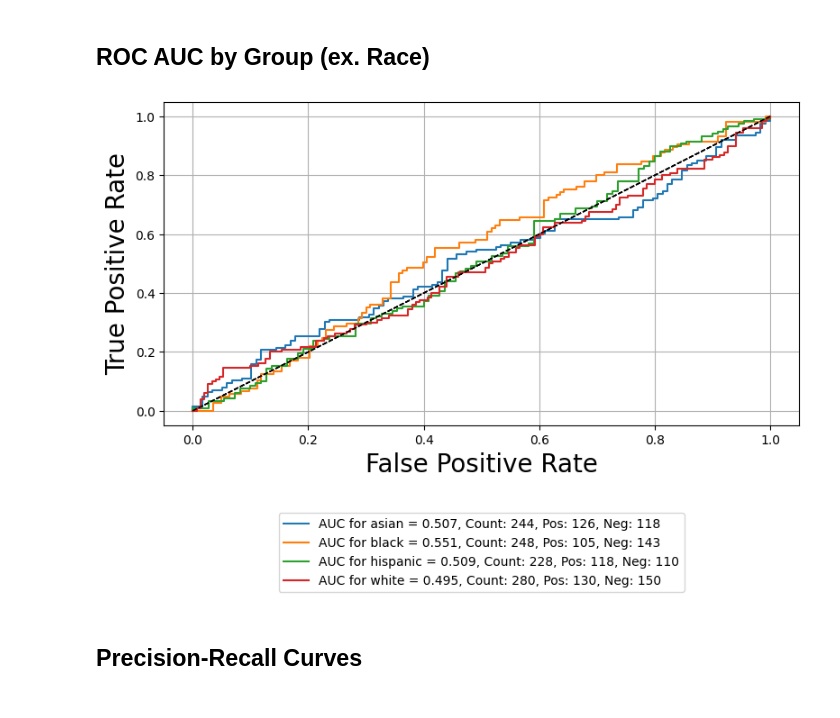
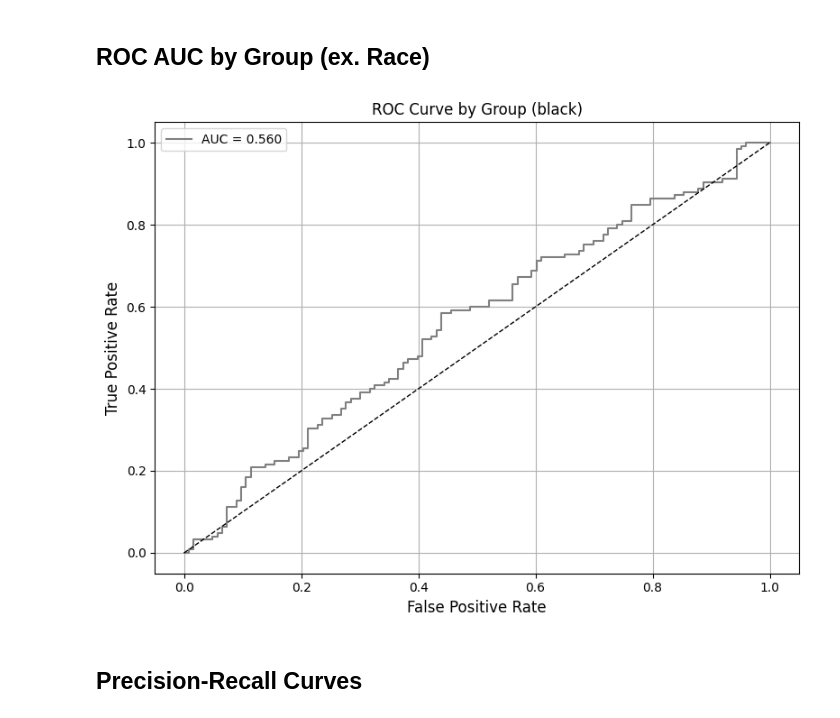
Before and after one commit to uclamii/equiboots, a Jupyter notebook: notebooks/equi_boots_plots.ipynb, the cells around one changed output. Cells and saved outputs as stored; diff of their text form; code cells hidden in the pictures.

```diff
--- a/notebooks/equi_boots_plots.ipynb
+++ b/notebooks/equi_boots_plots.ipynb
@@ -85,22 +54,23 @@ eqb.eq_plot_residuals_by_group(
 # %%
 eqb.eq_plot_roc_auc(
     data=sliced_data,
     # title="ROC Curve by Race",
     decimal_places=3,
     save_path="./images",
-    title=None,
-    label_fontsize=20,
-    tick_fontsize=10,
+    # title=None,
+    # label_fontsize=20,
+    # tick_fontsize=10,
+    color_by_group=False,
     # subplots=True,
-    # group="black",
+    group="black",
     # curve_kwgs={
     #     "black": {"color": "#FF5733", "alpha": 0.7, "linestyle": "--", "linewidth": 2},
     #     "white": {"color": "#1F77B4", "alpha": 0.8, "linewidth": 2},
     # },
     # line_kwgs={"color": "black", "linestyle": "dotted", "linewidth": 2},
 )
 # %% [output]
-[figure, old version]
+[figure, new version]
 # %% [markdown]
 ## Precision-Recall Curves
 # %%
```
Also changed, not shown: parts of 16 cells of this notebook, 1 other file.
